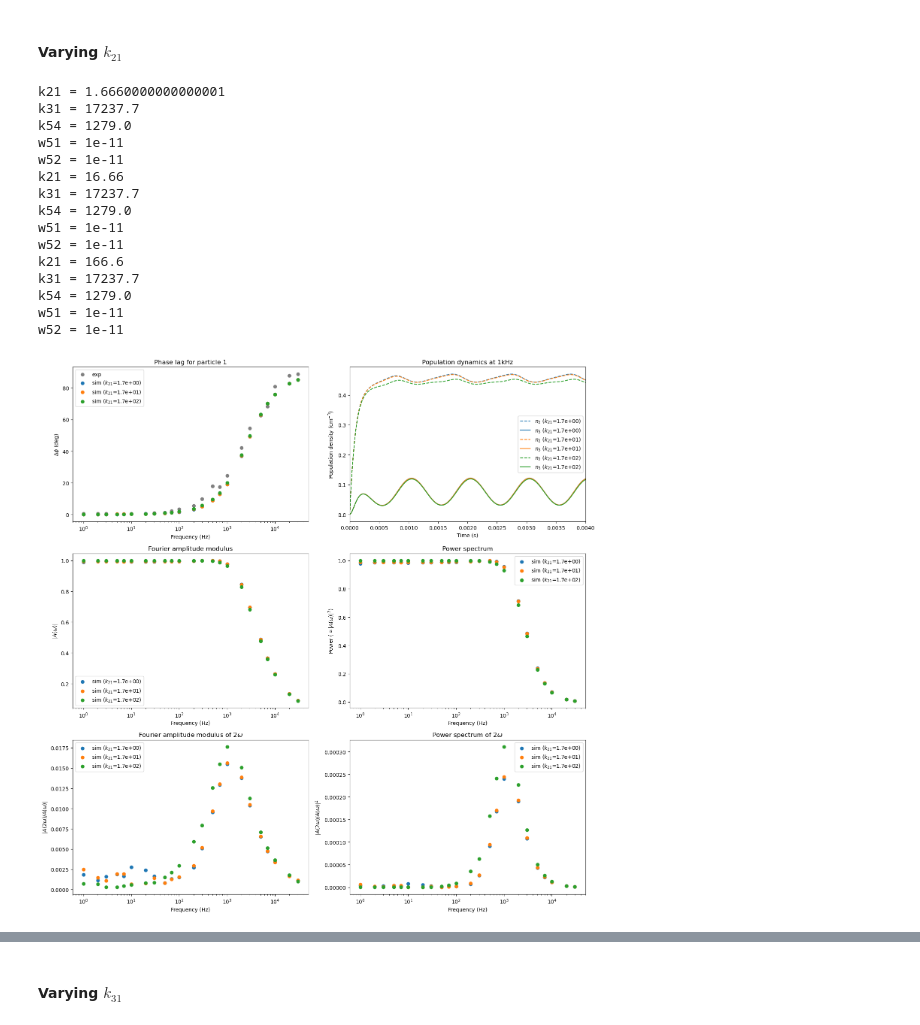
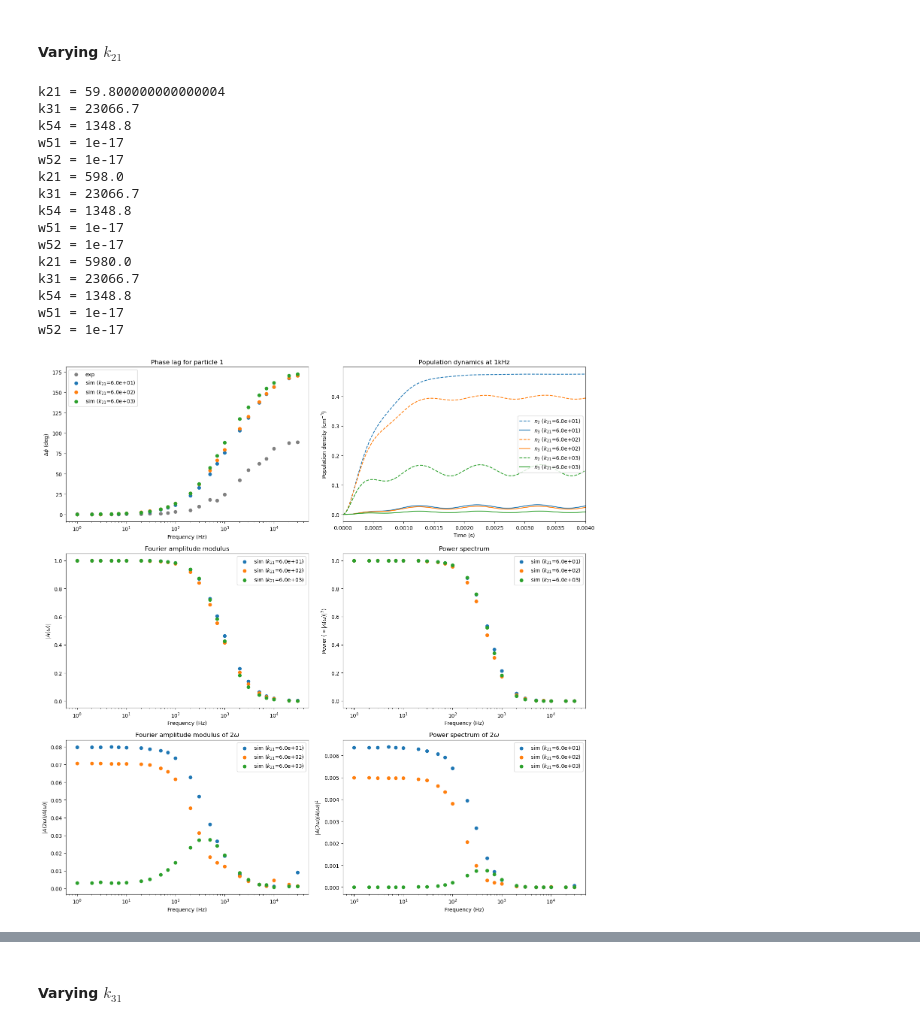
Before and after one commit to habakukc22/ode-system, a Jupyter notebook: model-parameters-test.ipynb, the cells around one changed output, grey strips where cells are left out. Cells and saved outputs as stored; diff of their text form; code cells hidden in the pictures.

```diff
--- a/model-parameters-test.ipynb
+++ b/model-parameters-test.ipynb
@@ -218,12 +268,12 @@ def odes(t, x, W51, W52, ks, freq):
 # Assumindo que funções como wp51, kp45, extrair_fase, get_fft_amp, adj_ph,
 # e variáveis como offset, amplitude, pd_list, n0, n1_0, n4_0 já estão definidas acima.
 
-k21 = 16.66
-k31 = 17237.7
-k54 = 1279.0
+k21 = 598.0
+k31 = 23066.7
+k54 = 1348.8
 sigma = 1.75e-20
-ww51 = 1.0e-11
-ww52 = 1.0e-11
+ww51 = 1.0e-17
+ww52 = 1.0e-17
 
 params_w51 = [[ww51*10**(i-1), ww52, k21, k31, k54] for i in range(3)]
 
@@ -375,7 +425,7 @@ for ts_1k, n3_1k, w51_val in dados_1kHz:
     xf_pos = xf[idx_pos]
     power = np.abs(yf[idx_pos])**2
 
-    axs2[1].plot(xf_pos, power, label=f"$W_{{51}}$={w51_val:.1e}")
+    axs2[1].plot(xf_pos, power/power.max(), label=f"$W_{{51}}$={w51_val:.1e}")
 
 axs2[0].set_title("(a) Number of counts in the time domain (Steady state)")
 axs2[0].set_xlabel("Time (s)")
@@ -412,12 +462,12 @@ w52 = 1e-11
 # %% [markdown]
 #### Varying $W_{52}$
 # %%
-k21 = 16.66
-k31 = 17237.7
-k54 = 1279.0
+k21 = 598.0
+k31 = 23066.7
+k54 = 1348.8
 sigma = 1.75e-20
-ww51 = 1.0e-11
-ww52 = 1.0e-11
+ww51 = 1.0e-17
+ww52 = 1.0e-17
 
 params_w52 = [[ww51, ww52*10**(i-1), k21, k31, k54] for i in range(3)]
 
@@ -569,7 +619,7 @@ for ts_1k, n3_1k, w52_val in dados_1kHz:
     xf_pos = xf[idx_pos]
     power = np.abs(yf[idx_pos])**2
 
-    axs2[1].plot(xf_pos, power, label=f"$W_{{52}}$={w52_val:.1e}")
+    axs2[1].plot(xf_pos, power/power.max(), label=f"$W_{{52}}$={w52_val:.1e}")
 
 axs2[0].set_title("(a) Number of counts in the time domain (Steady state)")
 axs2[0].set_xlabel("Time (s)")
@@ -606,12 +656,12 @@ w52 = 9.999999999999999e-11
 # %% [markdown]
 #### Varying $k_{21}$
 # %%
-k21 = 16.66
-k31 = 17237.7
-k54 = 1279.0
+k21 = 598.0
+k31 = 23066.7
+k54 = 1348.8
 sigma = 1.75e-20
-ww51 = 1.0e-11
-ww52 = 1.0e-11
+ww51 = 1.0e-17
+ww52 = 1.0e-17
 
 params_k21 = [[ww51, ww52, k21*10**(i-1), k31, k54] for i in range(3)] #Varia de 0.5, 1.0, 1.5
 
@@ -752,47 +802,47 @@ for ts_1k, n3_1k, k21_val in dados_1kHz:
     ts_estacionario = ts_1k[meio:]
     n3_estacionario = n3_1k[meio:]
 
     N = len(ts_estacionario)
     dt = ts_estacionario[1] - ts_estacionario[0]
 
     yf = fft(n3_estacionario)
     xf = fftfreq(N, dt)
 
     # Filtro para pegar apenas frequências positivas (remove a componente DC em 0 Hz)
     idx_pos = xf > 0
     xf_pos = xf[idx_pos]
     power = np.abs(yf[idx_pos])**2
 
-    axs2[1].plot(xf_pos, power, label=f"$k_{{21}}$={k21_val:.1e}")
+    axs2[1].plot(xf_pos, power/power.max(), label=f"$k_{{21}}$={k21_val:.1e}")
 
 axs2[0].set_title("(a) Number of counts in the time domain (Steady state)")
 axs2[0].set_xlabel("Time (s)")
 axs2[0].set_ylabel("Population density $n_3$ (cm$^{-3}$)")
 axs2[0].legend(loc="upper right")
 
 axs2[1].set_title("(b) Signal power representation in the frequency domain")
 axs2[1].set_xlabel("Frequency (Hz)")
 axs2[1].set_ylabel("Power")
 axs2[1].set_xlim([0, 10000]) # Foca nos harmônicos até 10kHz conforme sua imagem de referência
 axs2[1].legend(loc="upper right")
 fig2.tight_layout()
 
 # O plt.show() agora vai renderizar ambas as janelas (fig e fig2)
 plt.show()
 # %% [output]
-k21 = 1.6660000000000001
-k31 = 17237.7
-k54 = 1279.0
-w51 = 1e-11
-w52 = 1e-11
-k21 = 16.66
-k31 = 17237.7
-k54 = 1279.0
-w51 = 1e-11
-w52 = 1e-11
-k21 = 166.6
-k31 = 17237.7
-k54 = 1279.0
-w51 = 1e-11
-w52 = 1e-11
+k21 = 59.800000000000004
+k31 = 23066.7
+k54 = 1348.8
+w51 = 1e-17
+w52 = 1e-17
+k21 = 598.0
+k31 = 23066.7
+k54 = 1348.8
+w51 = 1e-17
+w52 = 1e-17
+k21 = 5980.0
+k31 = 23066.7
+k54 = 1348.8
+w51 = 1e-17
+w52 = 1e-17
-[figure, old version]
+[figure, new version]
```
Also changed, not shown: parts of 8 cells of this notebook, 1 other file.
